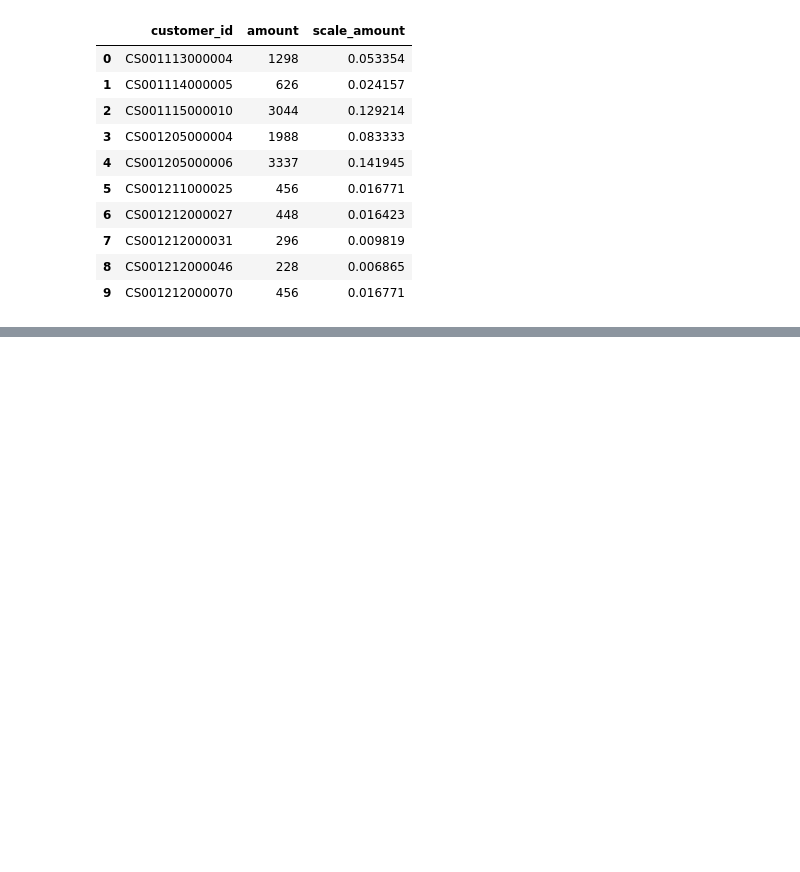
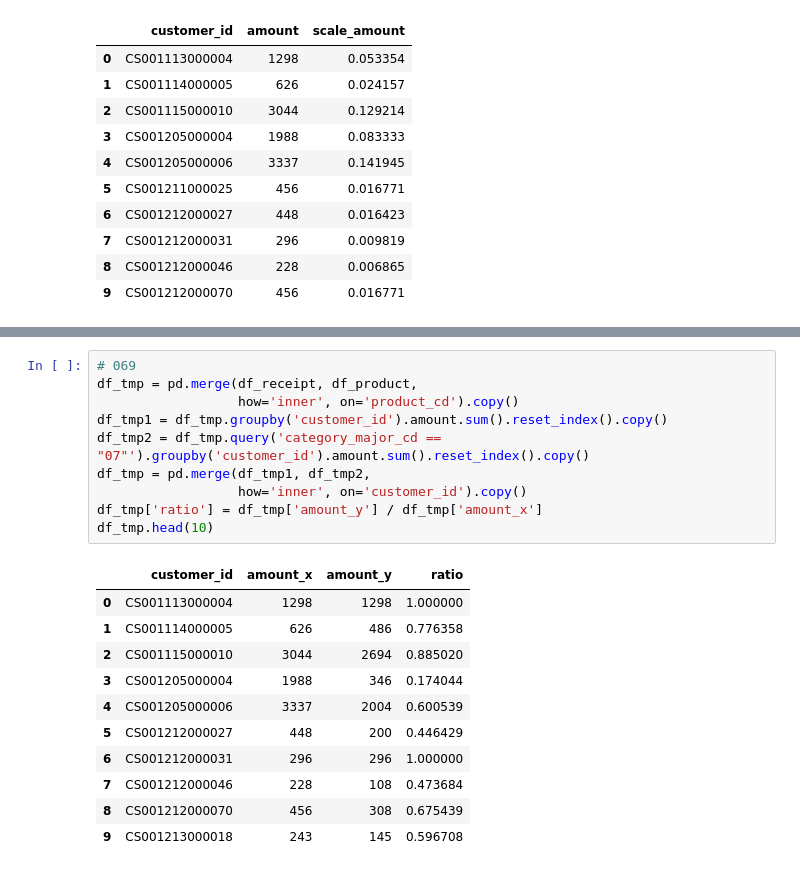
Before and after one commit to snaga/100knocks-preprocess, a Jupyter notebook: 100knocks-preprocess.ipynb, the cells around one changed output, grey strips where cells are left out. Drawn from its saved outputs; the diff is of its cells as text; blank space fills up the shorter version.

```diff
--- a/100knocks-preprocess.ipynb
+++ b/100knocks-preprocess.ipynb
@@ -973,0 +1104,22 @@ df_tmp.head(10)
+# %%
+# 069
+df_tmp = pd.merge(df_receipt, df_product,
+                  how='inner', on='product_cd').copy()
+df_tmp1 = df_tmp.groupby('customer_id').amount.sum().reset_index().copy()
+df_tmp2 = df_tmp.query('category_major_cd == "07"').groupby('customer_id').amount.sum().reset_index().copy()
+df_tmp = pd.merge(df_tmp1, df_tmp2,
+                  how='inner', on='customer_id').copy()
+df_tmp['ratio'] = df_tmp['amount_y'] / df_tmp['amount_x']
+df_tmp.head(10)
+# %% [output]
+|  | customer_id | amount_x | amount_y | ratio |
+| 0 | CS001113000004 | 1298 | 1298 | 1.000000 |
+| 1 | CS001114000005 | 626 | 486 | 0.776358 |
+| 2 | CS001115000010 | 3044 | 2694 | 0.885020 |
+| 3 | CS001205000004 | 1988 | 346 | 0.174044 |
+| 4 | CS001205000006 | 3337 | 2004 | 0.600539 |
+| 5 | CS001212000027 | 448 | 200 | 0.446429 |
+| 6 | CS001212000031 | 296 | 296 | 1.000000 |
+| 7 | CS001212000046 | 228 | 108 | 0.473684 |
+| 8 | CS001212000070 | 456 | 308 | 0.675439 |
+| 9 | CS001213000018 | 243 | 145 | 0.596708 |
```
Also changed, not shown: parts of 9 cells of this notebook.
